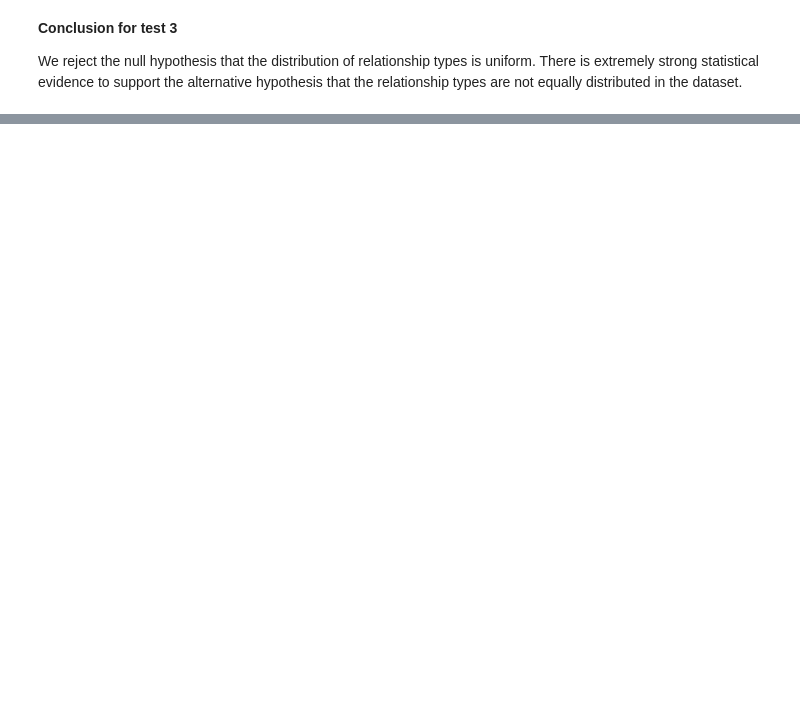
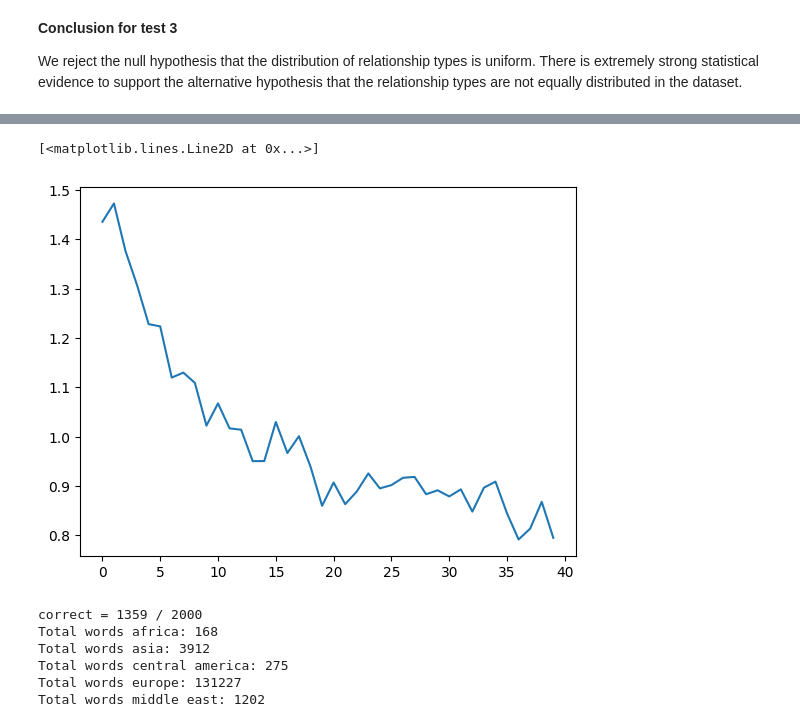
Before and after one commit to MaximilianHollis/cmsc320-final-project, a Jupyter notebook: cmsc320-etymology-project.ipynb, the cells around one changed output, grey strips where cells are left out. Saved outputs shown, nothing was run; the diff lists cells and outputs as text; code cells hidden in the pictures; blank space fills up the shorter version.

```diff
--- a/cmsc320-etymology-project.ipynb
+++ b/cmsc320-etymology-project.ipynb
@@ -465,0 +1407,33 @@ We reject the null hypothesis that the distribution of relationship types is uni
+# %%
+import time
+import math
+
+n_iters = 20000
+print_every = 500
+plot_every = 500
+
+current_loss = 0
+all_losses = []
+
+def timeSince(since):
+    now = time.time()
+    s = now - since
+    m = math.floor(s / 60)
+    s -= m * 60
+    return '%dm %ds' % (m, s)
+
+start = time.time()
+
+for iter in range(1, n_iters + 1):
+    category, line, category_tensor, line_tensor = randomTrainingExample()
+    output, loss = train(category_tensor, line_tensor)
+    current_loss += loss
+
+    # Print ``iter`` number, loss, name and guess
+    if iter % print_every == 0:
+        print(timeSince(start), str(iter) + "/" + str(n_iters), "loss:", current_loss / plot_every)
+
+    # Add current loss avg to list of losses
+    if iter % plot_every == 0:
+        all_losses.append(current_loss / plot_every)
+        current_loss = 0
@@ -465,0 +1458,47 @@ We reject the null hypothesis that the distribution of relationship types is uni
+# %%
+import matplotlib.pyplot as plt
+import matplotlib.ticker as ticker
+
+plt.figure()
+plt.plot(all_losses)
+# %% [output]
+[<matplotlib.lines.Line2D at 0x...>]
+[figure, added]
+# %%
+confusion = torch.zeros(n_categories, n_categories)
+n_confusion = 2000
+
+# Just return an output given a line
+def evaluate(line_tensor):
+    hidden = rnn.initHidden()
+
+    for i in range(line_tensor.size()[0]):
+        output, hidden = rnn(line_tensor[i], hidden)
+
+    return output
+
+# Go through a bunch of examples and record which are correctly guessed
+total = 0
+correct = 0
+for i in range(n_confusion):
+    category, line, category_tensor, line_tensor = randomTrainingExample()
+    output = evaluate(line_tensor)
+    guess, guess_i = categoryFromOutput(output)
+    category_i = all_categories.index(category)
+    total += 1
+    correct += 1 if guess == category else 0
+    confusion[category_i][guess_i] += 1
+
+print("correct =", correct, "/", total)
+print("Total words africa:", len(limited[limited["region"] == "africa"]))
+print("Total words asia:", len(limited[limited["region"] == "asia"]))
+print("Total words central america:", len(limited[limited["region"] == "central america"]))
+print("Total words europe:", len(limited[limited["region"] == "europe"]))
+print("Total words middle east:", len(limited[limited["region"] == "middle east"]))
+# %% [output]
+correct = 1359 / 2000
+Total words africa: 168
+Total words asia: 3912
+Total words central america: 275
+Total words europe: 131227
+Total words middle east: 1202
```
Also changed, not shown: parts of 57 cells of this notebook.
